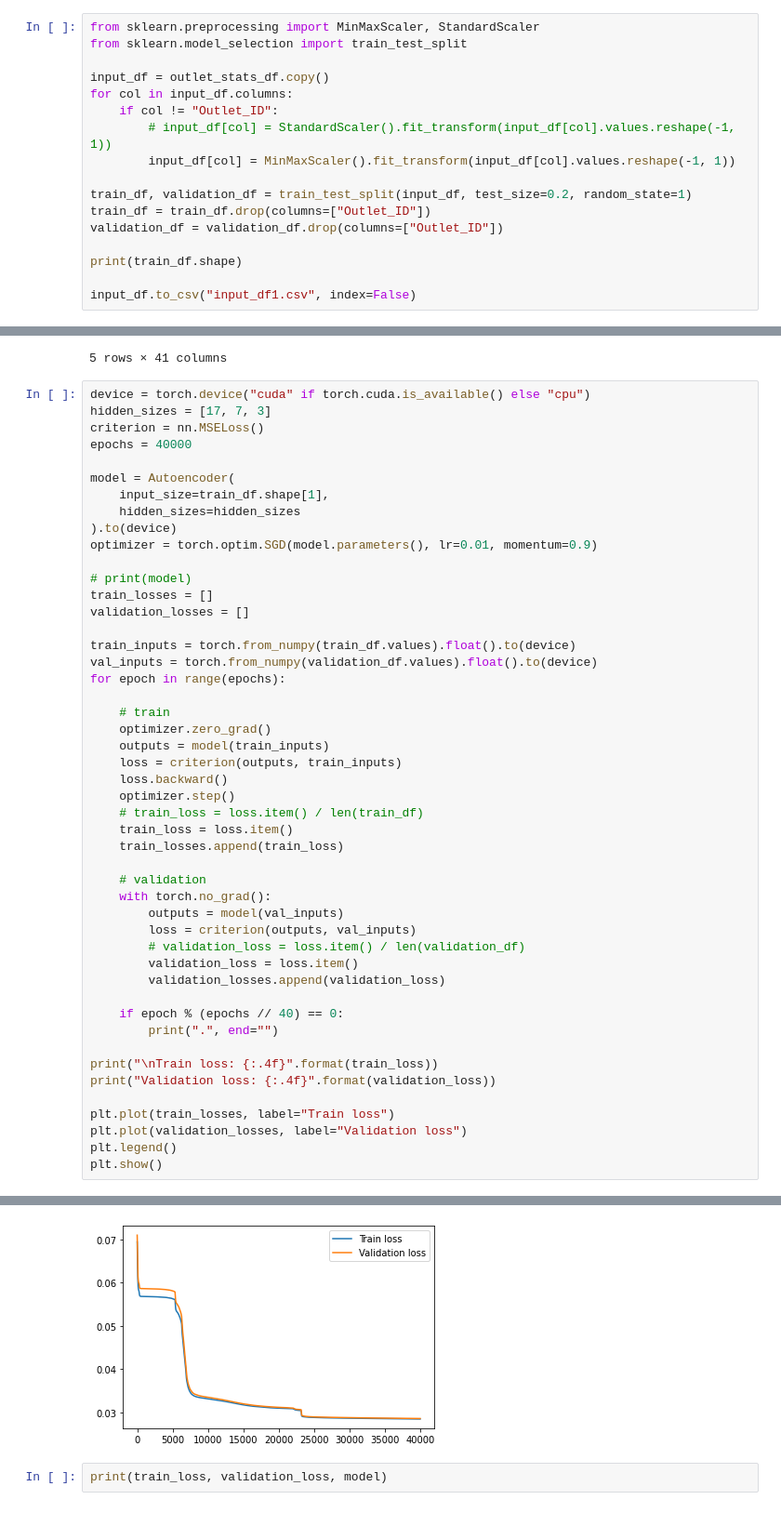
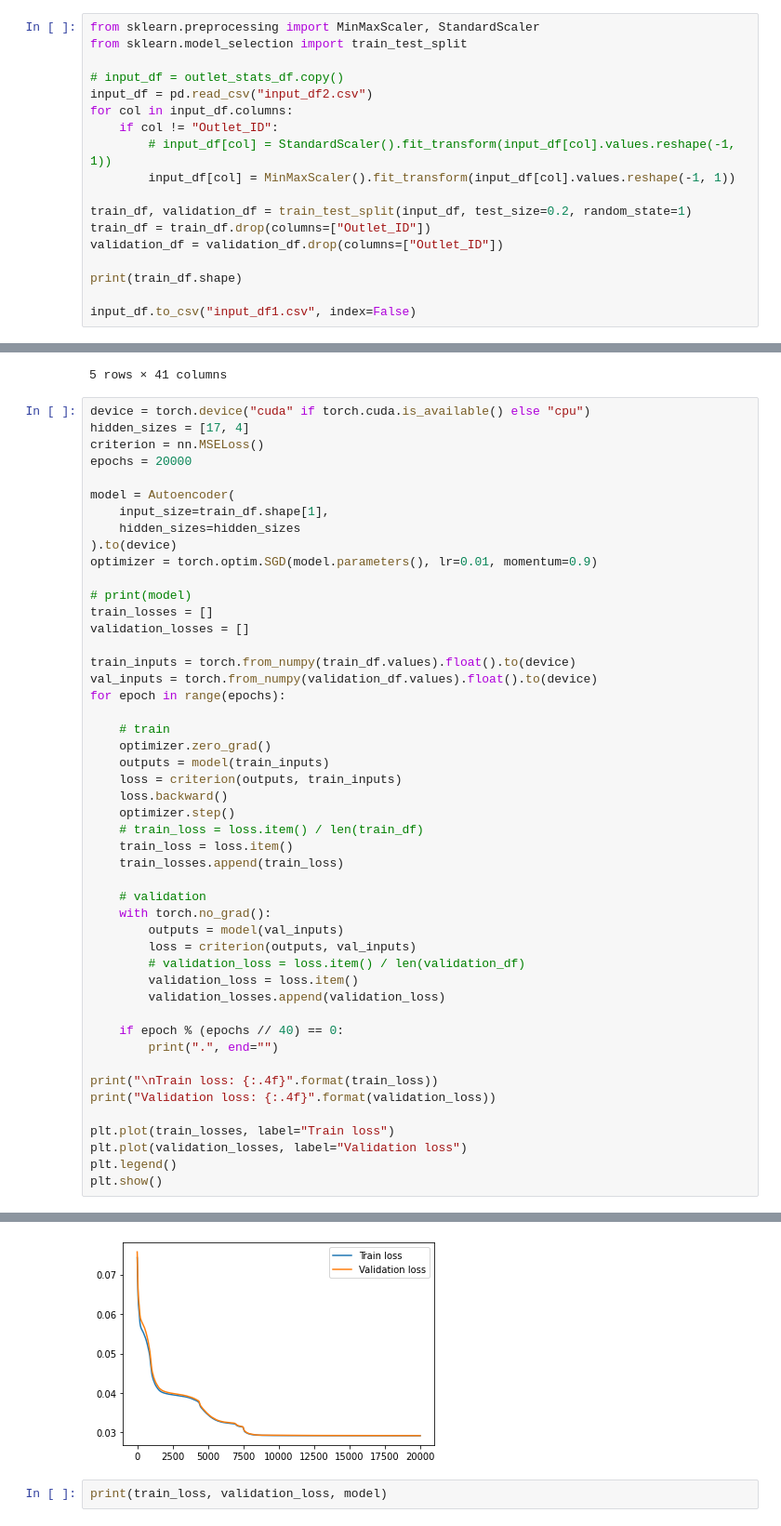
Before and after one commit to RadCod3/DataStorm-4.0-BrainLeftException-SemiFinals, a Jupyter notebook: donra.ipynb, the cells around one changed output, grey strips where cells are left out. Shown at 93% size. Drawn from its saved outputs; the diff is of its cells as text.

```diff
--- a/donra.ipynb
+++ b/donra.ipynb
@@ -227,7 +257,8 @@ class Autoencoder(nn.Module):
 from sklearn.preprocessing import MinMaxScaler, StandardScaler
 from sklearn.model_selection import train_test_split
 
-input_df = outlet_stats_df.copy()
+# input_df = outlet_stats_df.copy()
+input_df = pd.read_csv("input_df2.csv")
 for col in input_df.columns:
     if col != "Outlet_ID":
         # input_df[col] = StandardScaler().fit_transform(input_df[col].values.reshape(-1, 1))
@@ -254,9 +285,9 @@ train_df.head()
 5 rows × 41 columns
 # %%
 device = torch.device("cuda" if torch.cuda.is_available() else "cpu")
-hidden_sizes = [17, 7, 3]
+hidden_sizes = [17, 4]
 criterion = nn.MSELoss()
-epochs = 40000
+epochs = 20000
 
 model = Autoencoder(
     input_size=train_df.shape[1],
@@ -307,4 +338,4 @@ Validation loss: 0.0286
-[figure, old version]
+[figure, new version]
 # %%
 print(train_loss, validation_loss, model)
 # %% [output]
```
Also changed, not shown: parts of 8 cells of this notebook, 3 other files.
